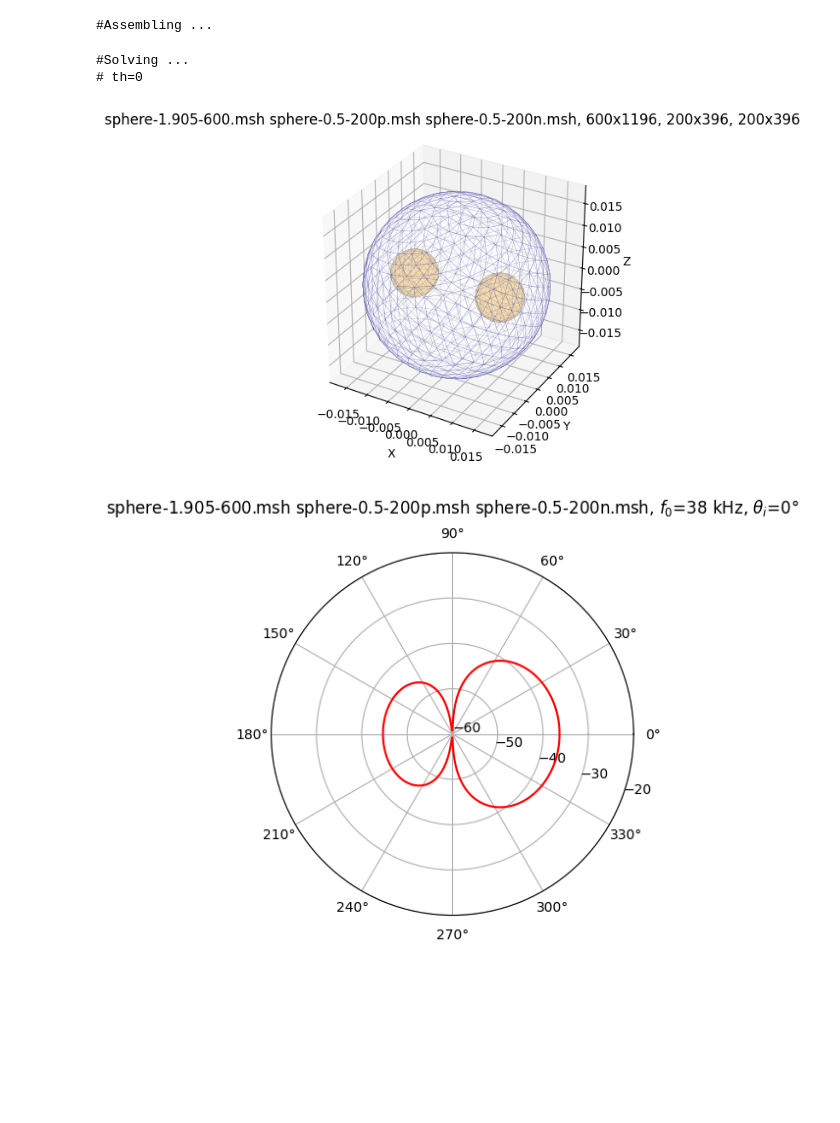
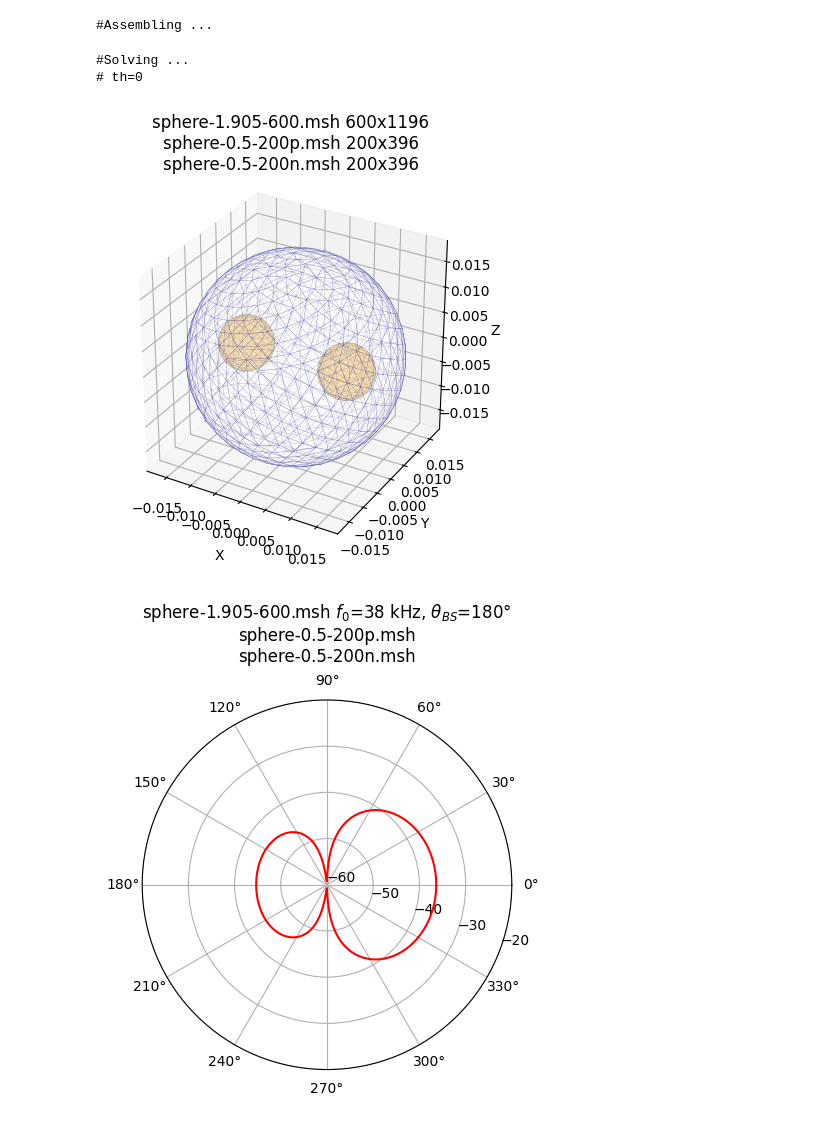
Before and after one commit to marmoszy/mm-bem, a Jupyter notebook: nb/scat3_bempp.ipynb, the cells around one changed output. Cells and saved outputs as stored; diff of their text form; code cells hidden in the pictures; blank space fills up the shorter version.

```diff
--- a/nb/scat3_bempp.ipynb
+++ b/nb/scat3_bempp.ipynb
@@ -2,12 +2,7 @@
 # MM 20.7.2025: scattering from three spheres - double transmission problem
 # !pip install --force-reinstall "numpy<=2.2" scipy bempp-cl matplotlib
 
-repo_name = "mm-bem"
-repo_url = f"https://github.com/marmoszy/{repo_name}.git"
-import os
-if not os.path.exists(repo_name):
-    !git clone {repo_url}
-os.chdir(f"{repo_name}/msh")
+datapath="../msh/"
 
 import bempp_cl as bempp
 from bempp_cl.api.operators.boundary import helmholtz as boundary, sparse
@@ -31,9 +26,9 @@ a3, c3, rho3 = 0.005,    340, 1.29  # internal air bubble
 #grid1 = bempp.api.shapes.sphere(r=a1, h=c0/f0/5, origin=(    0,0,0))
 #grid2 = bempp.api.shapes.sphere(r=a2, h=c0/f0/5, origin=( 0.01,0,0)) #  offset
 #grid3 = bempp.api.shapes.sphere(r=a3, h=c0/f0/5, origin=(-0.01,0,0)) # -offset
-grid1 = bempp.api.import_grid(fname1)
-grid2 = bempp.api.import_grid(fname2)
-grid3 = bempp.api.import_grid(fname3)
+grid1 = bempp.api.import_grid(datapath+fname1)
+grid2 = bempp.api.import_grid(datapath+fname2)
+grid3 = bempp.api.import_grid(datapath+fname3)
 
 Sp1 = bempp.api.function_space(grid1, "P", 1)
 Sp2 = bempp.api.function_space(grid2, "P", 1)
@@ -143,34 +138,37 @@ for th in th0:
       v_arr = array(v)
       ax.set_xlim(v_arr[:, 0].min(), v_arr[:, 0].max())
       ax.set_ylim(v_arr[:, 1].min(), v_arr[:, 1].max())
       ax.set_zlim(v_arr[:, 2].min(), v_arr[:, 2].max())
       ax.set_box_aspect((1, 1, 1))
       ax.set_xlabel('X')
       ax.set_ylabel('Y')
       ax.set_zlabel('Z')
-      ax.set_title(r"%s %s %s, %dx%d, %dx%d, %dx%d"%(fname1,fname2,fname3,n,m,n2,m2,n3,m3))
+      ax.set_title("%s %dx%d\n%s %dx%d\n%s %dx%d"%(fname1,n,m,fname2,n2,m2,fname3,n3,m3))
+      plt.savefig("scat3_bempp_1_"+str(th)+".svg", format="svg", bbox_inches="tight")
       plt.show()
 
       # plot solution
       import matplotlib.pyplot as plt
       angles = linspace(0, 2 * pi, 360, endpoint=False)
       values_db = 20 * log10([abs(p) for p in psc[0]])
       vmin, vmax = -60, -20
       fig, ax = plt.subplots(subplot_kw={'projection': 'polar'})
       ax.plot(angles, values_db, color='red')
       ax.set_ylim(vmin, vmax)
       ax.set_rticks(linspace(vmin, vmax, 5))
       ax.set_xticks(linspace(0, 2*pi-pi/6, 12))  # 30deg
       ax.set_rlabel_position(-20)
       ax.grid(True)
-      ax.set_title(r"%s %s %s, $f_0$=%g kHz, $\theta_i$=%g$\degree$"%(fname1,fname2,fname3,f0/1e3,th), va='bottom')
+      ax.set_title((r"%s $f_0$=%g kHz, $\theta_{BS}$=%g$\degree$"+"\n%s\n%s")%(fname1,f0/1e3,th+180,fname2,fname3), va='bottom')
+      plt.savefig("scat3_bempp_2_"+str(th)+".svg", format="svg", bbox_inches="tight")
       plt.show()
 
       # print
+      print("#deg\tp_sc")
       print("\n".join(["%d\t%g"%(i,abs(psc[0][i])) for i in range(len(psc[0]))]))
 # %% [output]
 #Assembling ...
 #Solving ...
 # th=0
-[figure, old version]
+[figure, new version]
-[figure, old version]
+[figure, new version]
```
Also changed, not shown: parts of 1 cell of this notebook, 14 other files.
